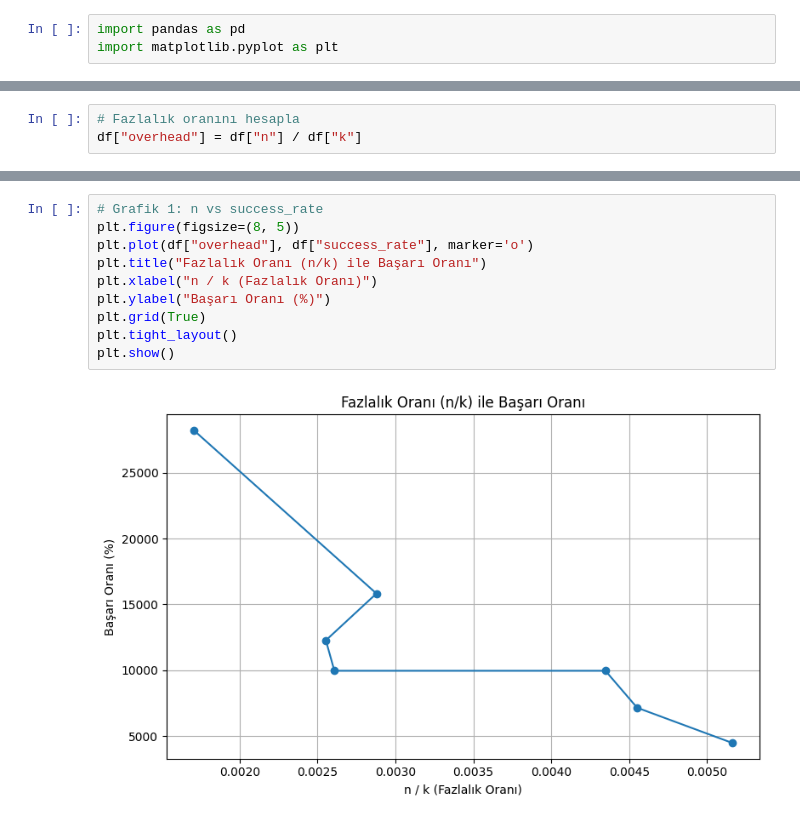
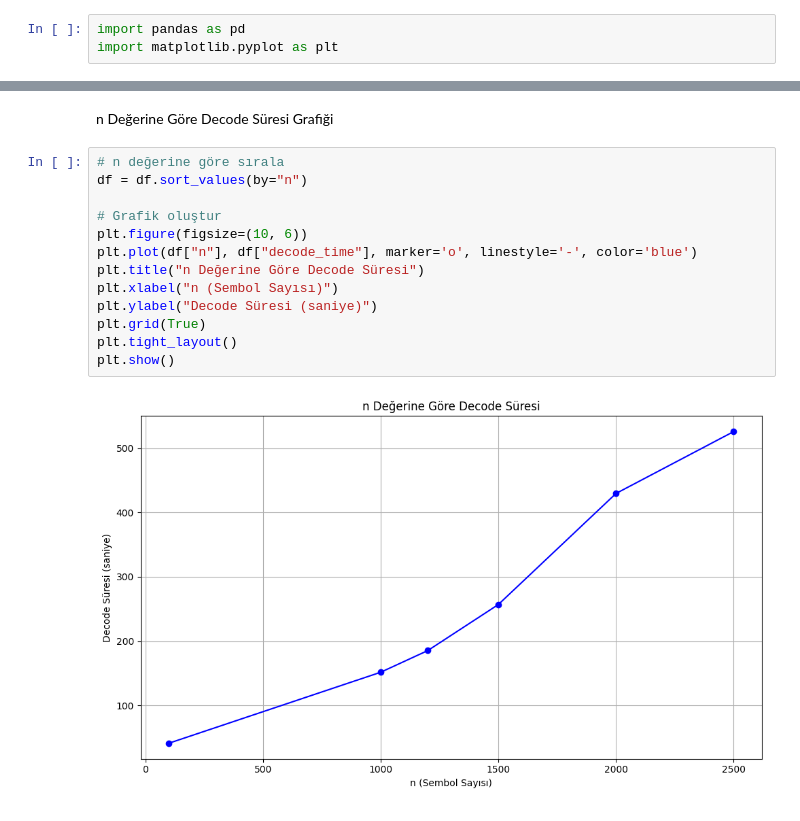
Before and after one commit to ascioglueda/BP_Decoding, a Jupyter notebook: decode_results.ipynb, the cells around one changed output, grey strips where cells are left out. Cells and saved outputs as stored; diff of their text form.

```diff
--- a/decode_results.ipynb
+++ b/decode_results.ipynb
@@ -9,4 +7 @@ csv_path = "decode_results.csv"  # Örnek yol, kendine göre değiştir
 df = pd.read_csv(csv_path)
-# %%
-# Fazlalık oranını hesapla
-df["overhead"] = df["n"] / df["k"]
@@ -13,12 +34,17 @@ df["overhead"] = df["n"] / df["k"]
+# %% [markdown]
+n Değerine Göre Decode Süresi Grafiği
 # %%
-# Grafik 1: n vs success_rate
-plt.figure(figsize=(8, 5))
-plt.plot(df["overhead"], df["success_rate"], marker='o')
-plt.title("Fazlalık Oranı (n/k) ile Başarı Oranı")
-plt.xlabel("n / k (Fazlalık Oranı)")
-plt.ylabel("Başarı Oranı (%)")
+# n değerine göre sırala
+df = df.sort_values(by="n")
+
+# Grafik oluştur
+plt.figure(figsize=(10, 6))
+plt.plot(df["n"], df["decode_time"], marker='o', linestyle='-', color='blue')
+plt.title("n Değerine Göre Decode Süresi")
+plt.xlabel("n (Sembol Sayısı)")
+plt.ylabel("Decode Süresi (saniye)")
 plt.grid(True)
 plt.tight_layout()
 plt.show()
 # %% [output]
-[figure, old version]
+[figure, new version]
```
Also changed, not shown: parts of 19 cells of this notebook, 3 other files.
